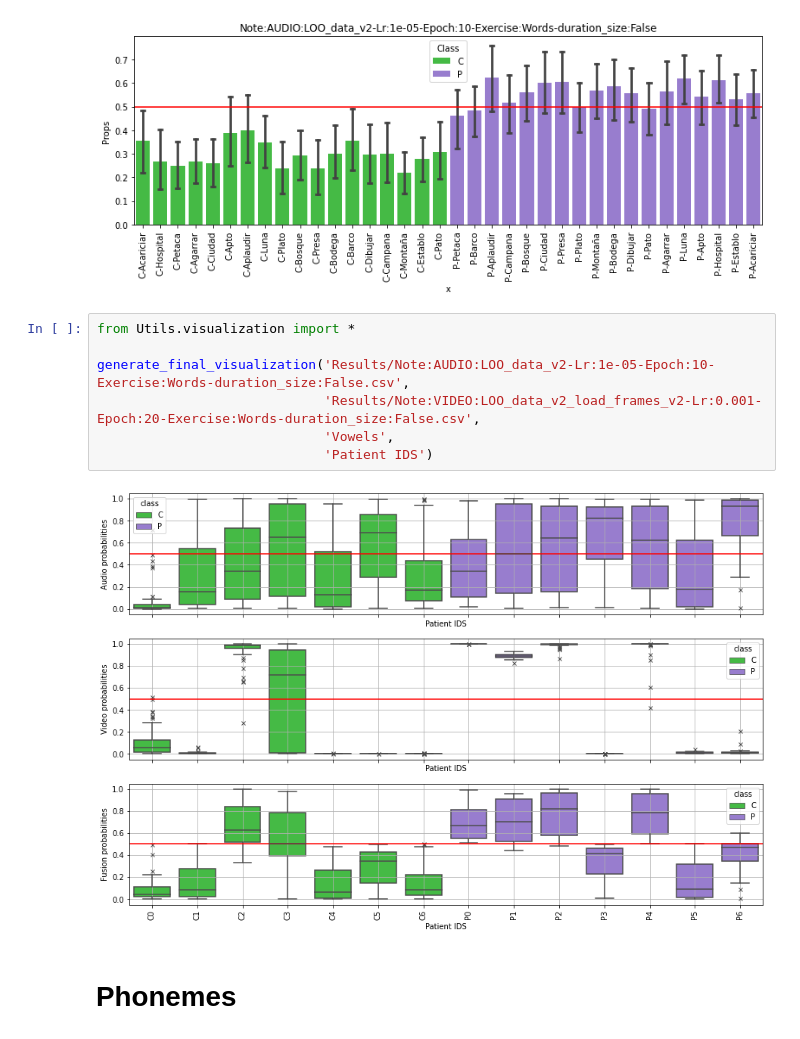
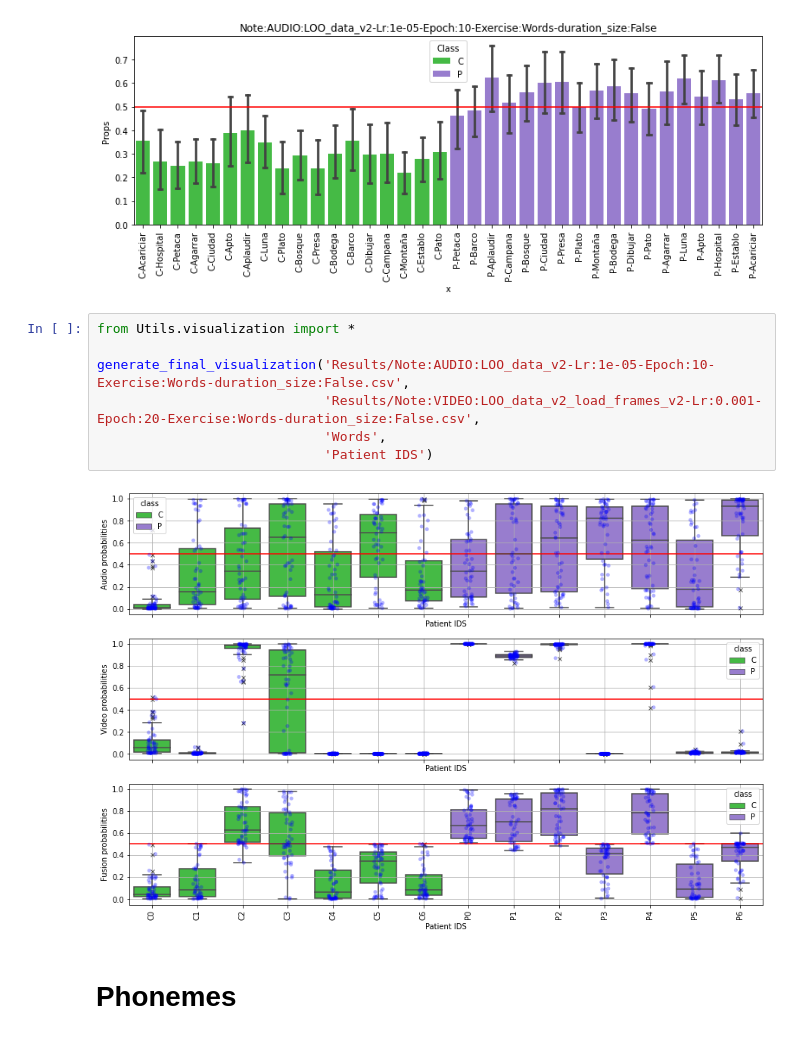
Before and after one commit to jdvalera19/Parkinson-Multimodal-Cross-Attention, a Jupyter notebook: View_result.ipynb, the cells around one changed output. Drawn from its saved outputs; the diff is of its cells as text.

```diff
--- a/View_result.ipynb
+++ b/View_result.ipynb
@@ -62,12 +62,12 @@ Precision:0.6165, Recall:0.5529, F1-score:0.5830, Accuraci:0.6045, AUC:0.7448
 # %%
 from Utils.visualization import *
 
 generate_final_visualization('Results/Note:AUDIO:LOO_data_v2-Lr:1e-05-Epoch:10-Exercise:Words-duration_size:False.csv',
                              'Results/Note:VIDEO:LOO_data_v2_load_frames_v2-Lr:0.001-Epoch:20-Exercise:Words-duration_size:False.csv',
-                             'Vowels',
+                             'Words',
                              'Patient IDS')
 # %% [output]
-[figure, old version]
+[figure, new version]
 # %% [markdown]
 # Phonemes
 # %%
```
Also changed, not shown: parts of 2 cells of this notebook.
